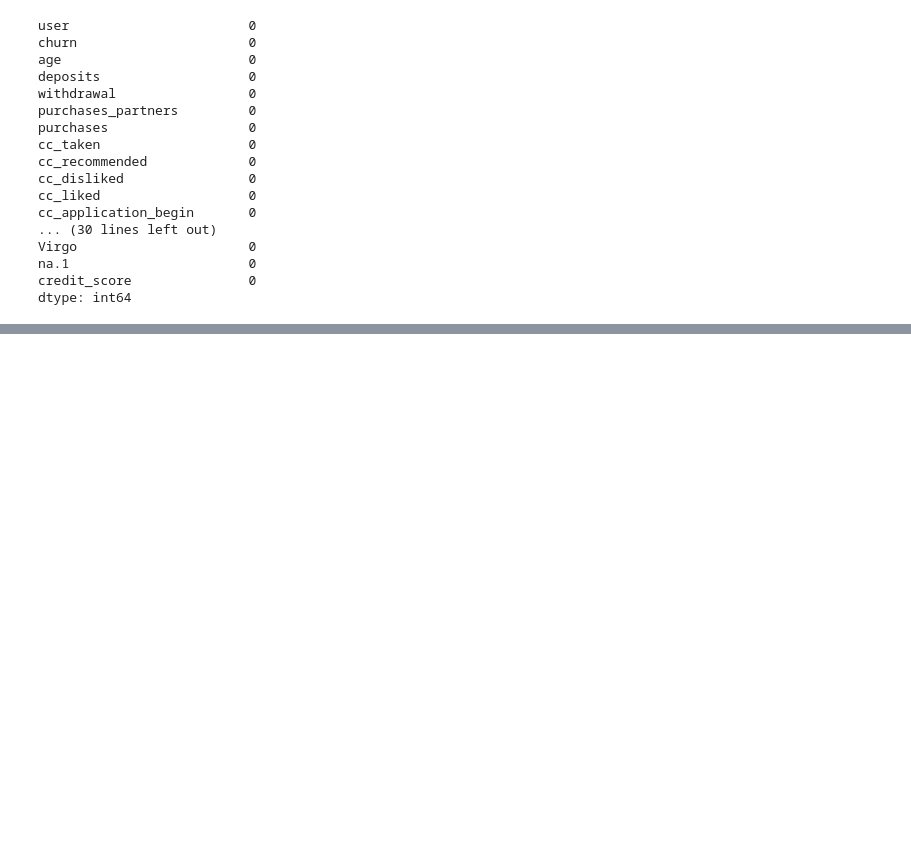
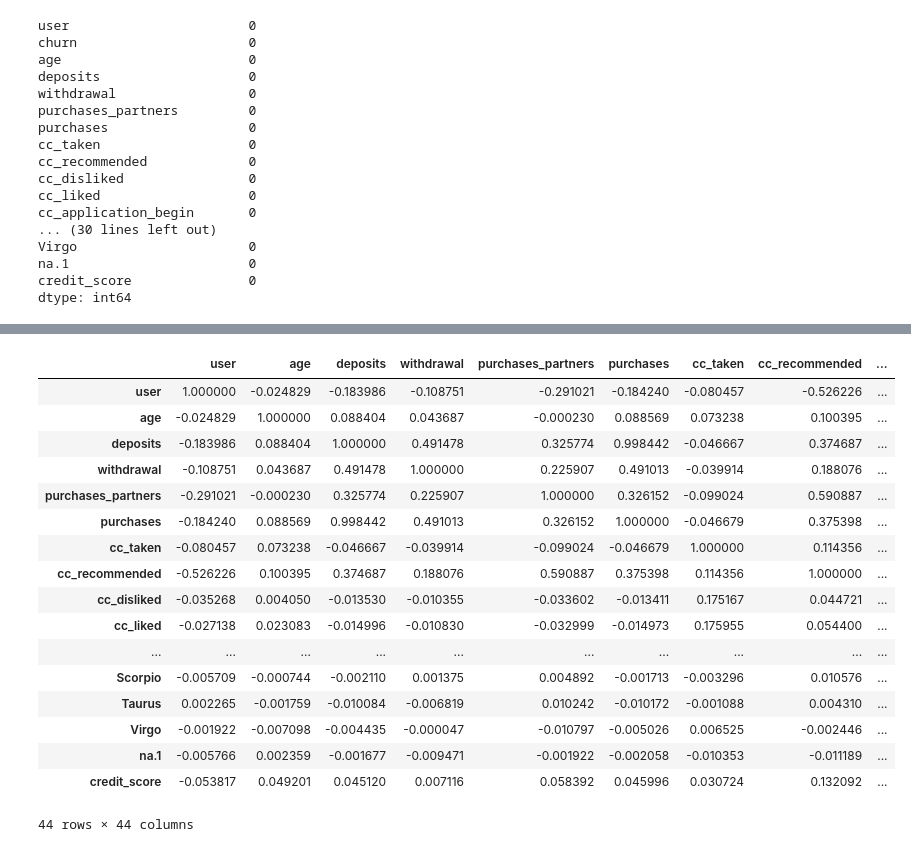
Before and after one commit to bhavnish97/Customer-ChurnRate-Analysis, a Jupyter notebook: Customer-Churn-Analysis.ipynb, the cells around one changed output, grey strips where cells are left out. Saved outputs shown, nothing was run; the diff lists cells and outputs as text; code cells hidden in the pictures; blank space fills up the shorter version.

```diff
--- a/Customer-Churn-Analysis.ipynb
+++ b/Customer-Churn-Analysis.ipynb
@@ -152,0 +259,21 @@ dtype: int64
+# %%
+scaled_df.corr()
+# %% [output]
+|  | user | age | deposits | withdrawal | purchases_partners | purchases | cc_taken | cc_recommended | ... |
+| user | 1.000000 | -0.024829 | -0.183986 | -0.108751 | -0.291021 | -0.184240 | -0.080457 | -0.526226 | ... |
+| age | -0.024829 | 1.000000 | 0.088404 | 0.043687 | -0.000230 | 0.088569 | 0.073238 | 0.100395 | ... |
+| deposits | -0.183986 | 0.088404 | 1.000000 | 0.491478 | 0.325774 | 0.998442 | -0.046667 | 0.374687 | ... |
+| withdrawal | -0.108751 | 0.043687 | 0.491478 | 1.000000 | 0.225907 | 0.491013 | -0.039914 | 0.188076 | ... |
+| purchases_partners | -0.291021 | -0.000230 | 0.325774 | 0.225907 | 1.000000 | 0.326152 | -0.099024 | 0.590887 | ... |
+| purchases | -0.184240 | 0.088569 | 0.998442 | 0.491013 | 0.326152 | 1.000000 | -0.046679 | 0.375398 | ... |
+| cc_taken | -0.080457 | 0.073238 | -0.046667 | -0.039914 | -0.099024 | -0.046679 | 1.000000 | 0.114356 | ... |
+| cc_recommended | -0.526226 | 0.100395 | 0.374687 | 0.188076 | 0.590887 | 0.375398 | 0.114356 | 1.000000 | ... |
+| cc_disliked | -0.035268 | 0.004050 | -0.013530 | -0.010355 | -0.033602 | -0.013411 | 0.175167 | 0.044721 | ... |
+| cc_liked | -0.027138 | 0.023083 | -0.014996 | -0.010830 | -0.032999 | -0.014973 | 0.175955 | 0.054400 | ... |
+| ... | ... | ... | ... | ... | ... | ... | ... | ... | ... |
+| Scorpio | -0.005709 | -0.000744 | -0.002110 | 0.001375 | 0.004892 | -0.001713 | -0.003296 | 0.010576 | ... |
+| Taurus | 0.002265 | -0.001759 | -0.010084 | -0.006819 | 0.010242 | -0.010172 | -0.001088 | 0.004310 | ... |
+| Virgo | -0.001922 | -0.007098 | -0.004435 | -0.000047 | -0.010797 | -0.005026 | 0.006525 | -0.002446 | ... |
+| na.1 | -0.005766 | 0.002359 | -0.001677 | -0.009471 | -0.001922 | -0.002058 | -0.010353 | -0.011189 | ... |
+| credit_score | -0.053817 | 0.049201 | 0.045120 | 0.007116 | 0.058392 | 0.045996 | 0.030724 | 0.132092 | ... |
+44 rows × 44 columns
```
Also changed, not shown: parts of 20 cells of this notebook.
